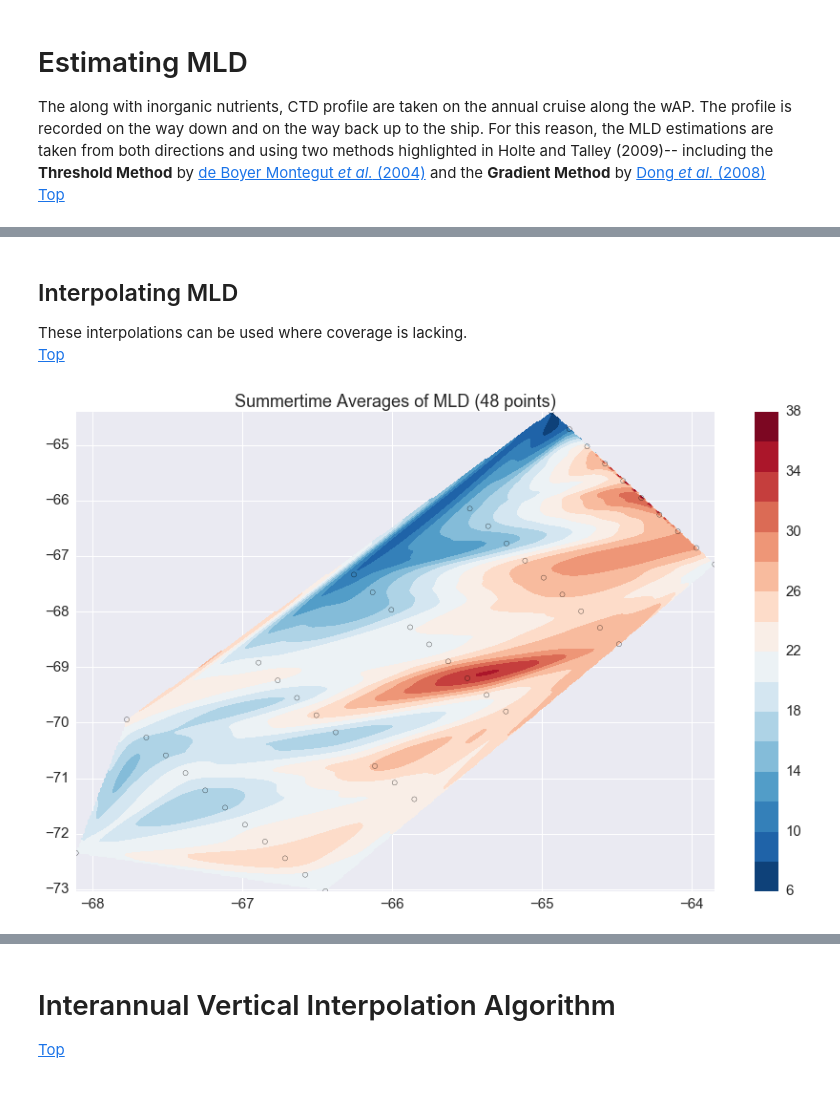
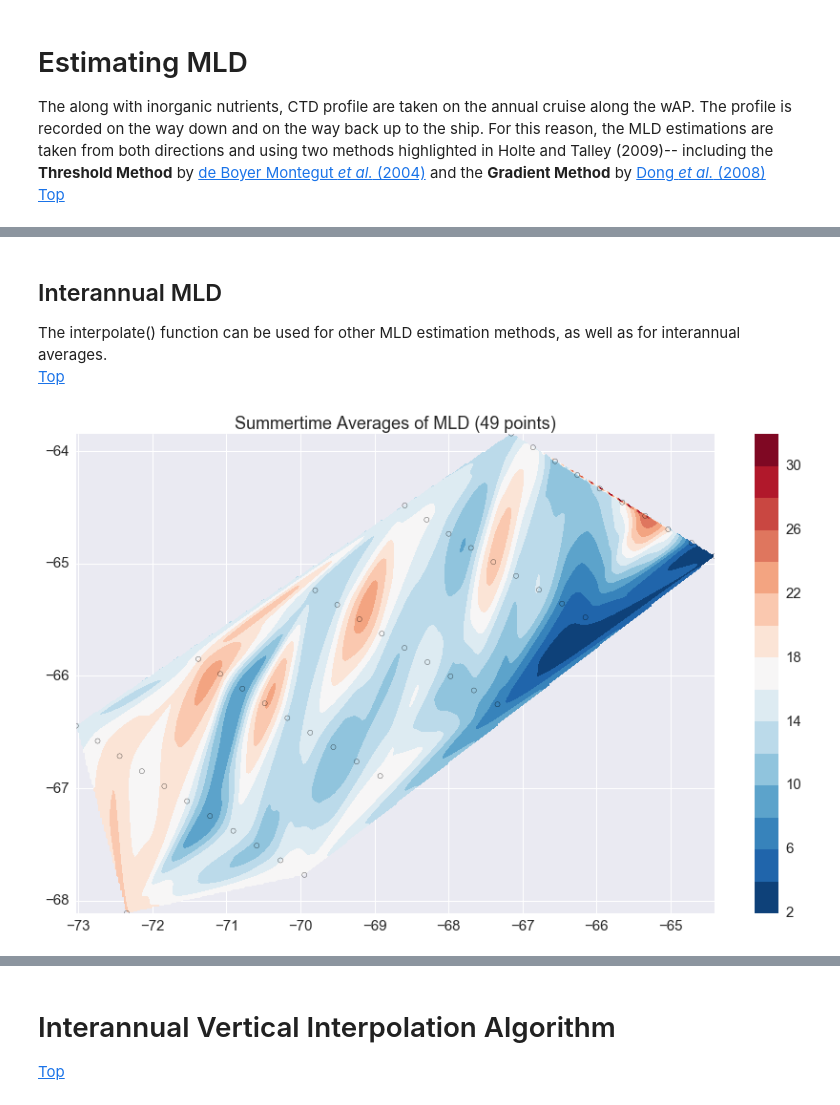
Before and after one commit to yinleon/Palmer, a Jupyter notebook: palmerInOrg.ipynb, the cells around one changed output, grey strips where cells are left out. Cells and saved outputs as stored; diff of their text form; code cells hidden in the pictures.

```diff
--- a/palmerInOrg.ipynb
+++ b/palmerInOrg.ipynb
@@ -560,7 +563,6 @@ def interpolate_average(df,tracer):
     else:
         title = 'MLD'
         tracer_df = tracer_df.loc[(tracer_df[tracer]<200) & (tracer_df[tracer]>0)]
-    yearList  = tracer_df.year.unique()
     # Average surface values across years
     stationList    = tracer_df.stationID.unique()
     lons = []
@@ -573,18 +575,18 @@ def interpolate_average(df,tracer):
             lats.append(np.asarray(querry.lat)[0])
             nuits.append(abs(np.nanmean(querry[tracer])))
     # define grid.
-    xi = np.linspace(min(lats),max(lats),360)
-    yi = np.linspace(min(lons),max(lons),360)
+    xi = np.linspace(min(lons),max(lons),360)
+    yi = np.linspace(min(lats),max(lats),360)
     # grid the data.
-    zi = griddata((lats, lons), nuits, (xi[None,:], yi[:,None]), method='cubic')
+    zi = griddata((lons, lats), nuits, (xi[None,:], yi[:,None]), method='cubic')
     # contour the gridded data.
     CS = plt.contourf(xi,yi,zi,15,cmap=cMap)
     plt.colorbar() # draw colorbar
     # plot data points.
     #plt.scatter(lats,lons,c=nuts,marker='o',s=26,cmap=cMap)
-    plt.scatter(lats,lons,facecolors='none', edgecolors='k',s=26)
-    plt.xlim(min(lats),max(lats))
-    plt.ylim(min(lons),max(lons))
+    plt.scatter(lons,lats,facecolors='none', edgecolors='k',s=26)
+    plt.xlim(min(lons),max(lons))
+    plt.ylim(min(lats),max(lats))
     plt.title(r'Summertime Averages of '+title+' (%d points)' % len(nuits))
     plt.show()
 # %% [markdown]
@@ -799 +778,29 @@ mld_df[['year','stationID','g_sig_down','g_t1_down','t_sig_down','t_t1_down']][0
+# %%
+# Cluster based MLD estimation.
+def cluster(data, maxgap):
+    data = data[~np.isnan(data)]
+    if(data.any()):
+        data.sort()
+        groups = [[data[0]]]
+        for x in data[1:]:
+            if abs(x - groups[-1][-1]) <= (maxgap+(x/10)):
+                groups[-1].append(x)
+            else:
+                groups.append([x])
+        # check for largest cluster
+        maxClusterSize = 0
+        for group in groups:
+            if(len(group)>maxClusterSize):
+                maxClusterSize = len(group)
+                meanCluster = np.mean(group)
+        return meanCluster
+# %%
+mld_df['clustered_MLD']=[cluster(row, maxgap=4) for row in mld_df[['g_sig_up',
+                                                                   'g_t1_up',
+                                                                   't_sig_up',
+                                                                   't_t1_up',
+                                                                   'g_sig_down',
+                                                                   'g_t1_down',
+                                                                   't_sig_down',
+                                                                   't_t1_down']].values]
 # %% [markdown]
@@ -817,8 +826,8 @@ interpolate(df=inOrg,tracer='Nitrite',MLD=True)
 # %% [markdown]
-## Interpolating MLD<a id='MLD_plot'></a>
-These interpolations can be used where coverage is lacking.
+## Interannual MLD<a id='MLD_plot'></a>
+The interpolate() function can be used for other MLD estimation methods, as well as for interannual averages.
 <br><a href='#h'>Top</a>
 # %%
-interpolate_average(mld_df,'t_sig_up')
+interpolate_average(mld_df,'clustered_MLD')
 # %% [output]
-[figure, old version]
+[figure, new version]
```
Also changed, not shown: parts of 31 cells of this notebook.
